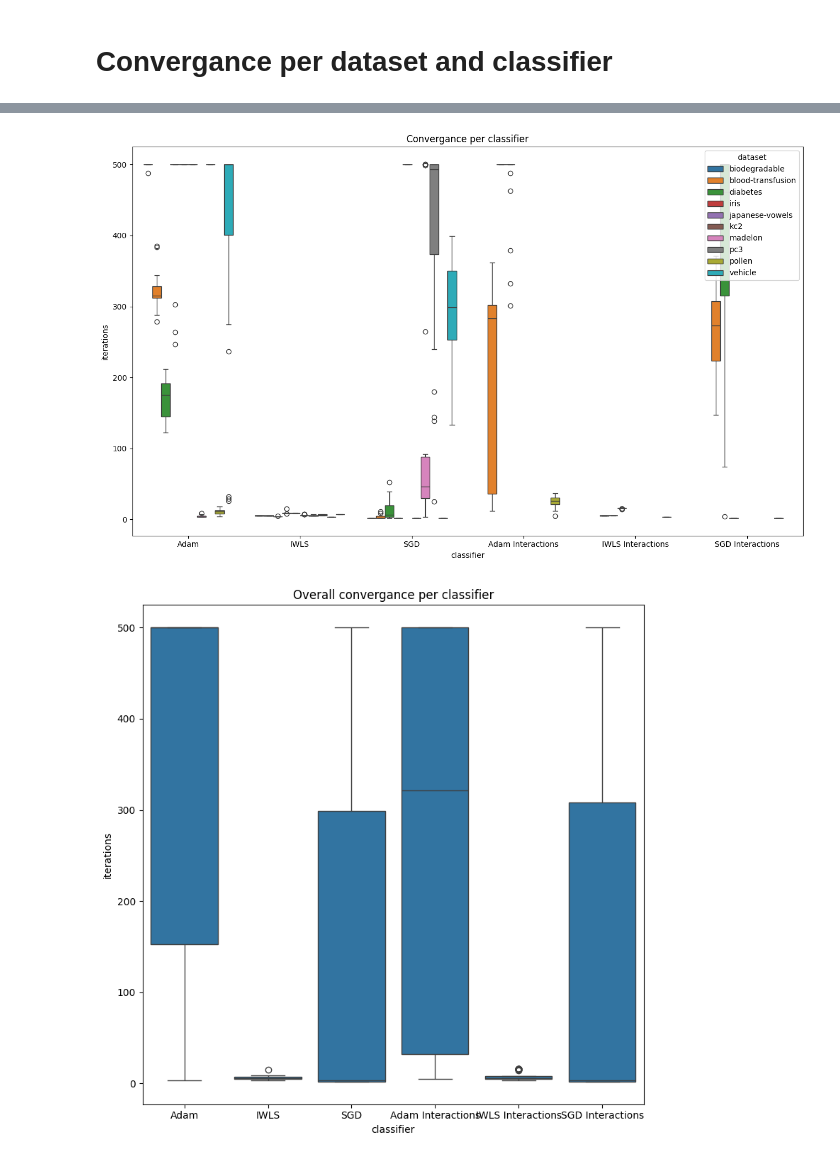
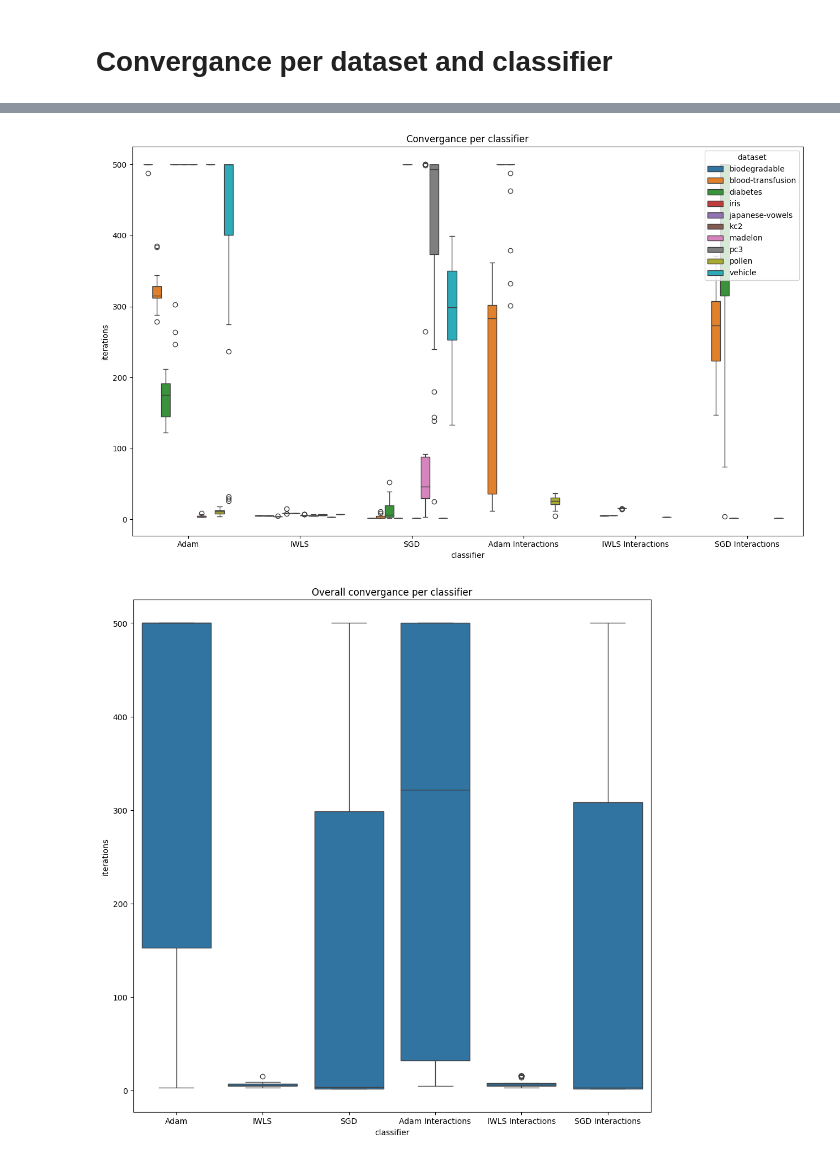
Before and after one commit to PrusWielki/advml-proj-1, a Jupyter notebook: task3.ipynb, the cells around one changed output, grey strips where cells are left out. Drawn from its saved outputs; the diff is of its cells as text; code cells hidden in the pictures.

Commit message:
more graphs

```diff
--- a/task3.ipynb
+++ b/task3.ipynb
@@ -591,32 +591,32 @@ costFunctionToPlot = []
 for name, group in grouped:
     # means = group['cost'].values.mean(axis=0)
 
 
     for row_index, row in group.iterrows():
         costFunctionToPlot.append([len(row['cost']),group['classifier'].iloc[0],group['dataset'].iloc[0]])
 
 costFunctionToPlotDf = pd.DataFrame(costFunctionToPlot,columns=['iterations','classifier','dataset'])
 plt.figure(figsize=(12,8))
 plt.title('Convergance per dataset')
 sns.boxplot(data=costFunctionToPlotDf,x='dataset',y='iterations',hue='classifier')
 plt.tight_layout()
 plt.savefig('Convergance-per-dataset.pdf')
 plt.show()
 
 plt.figure(figsize=(13,8))
 plt.title('Convergance per classifier')
 sns.boxplot(data=costFunctionToPlotDf,x='classifier',y='iterations',hue='dataset')
 plt.tight_layout()
 plt.savefig('Convergance-per-classifier.pdf')
 plt.show()
 
-plt.figure(figsize=(8,8))
+plt.figure(figsize=(10,10))
 plt.title('Overall convergance per classifier')
 sns.boxplot(data=costFunctionToPlotDf,x='classifier',y='iterations')
 plt.tight_layout()
 plt.savefig('Overall-convergance-per-classifier.pdf')
 plt.show()
 # %% [output]
 [figure]
 [figure]
-[figure, old version]
+[figure, new version]
```
Also changed, not shown: parts of 3 cells of this notebook, 7 other files.
